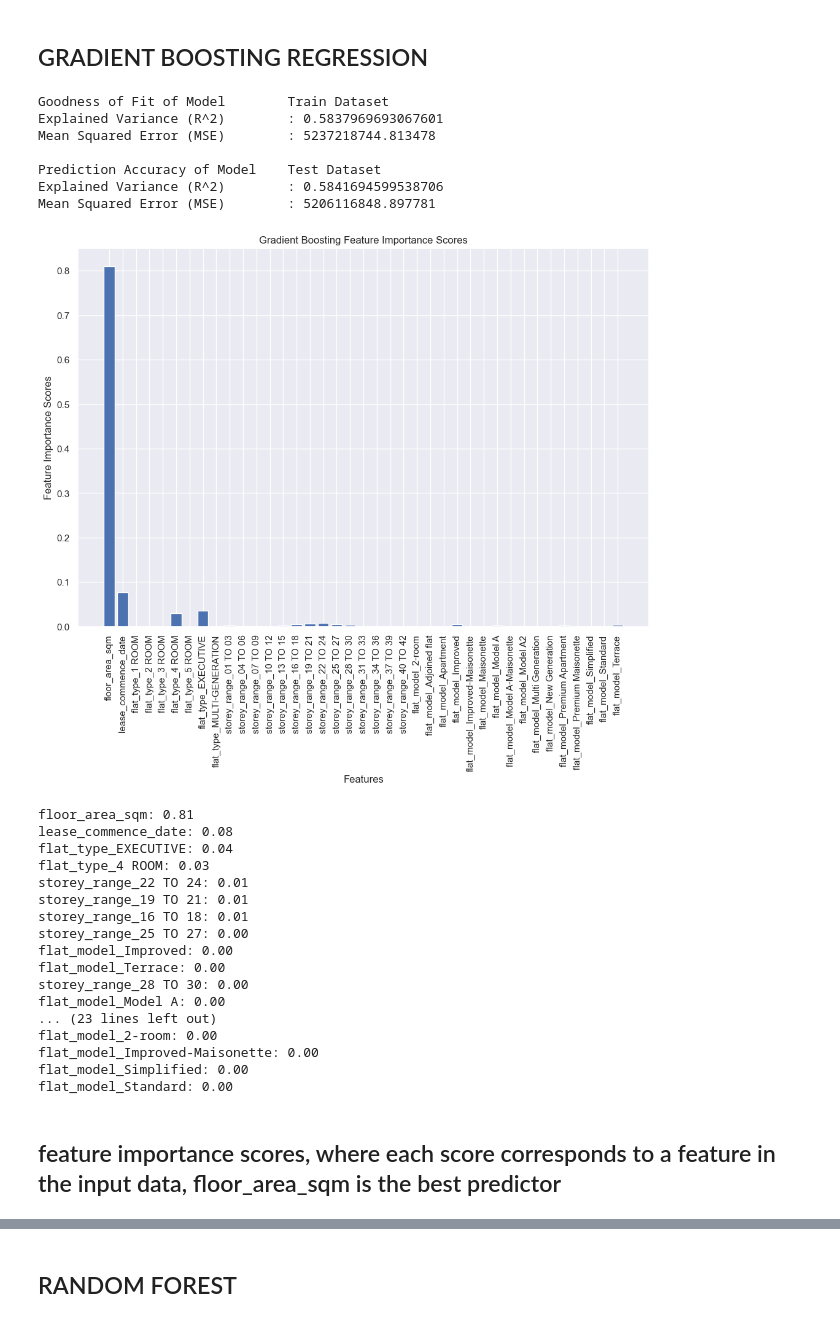
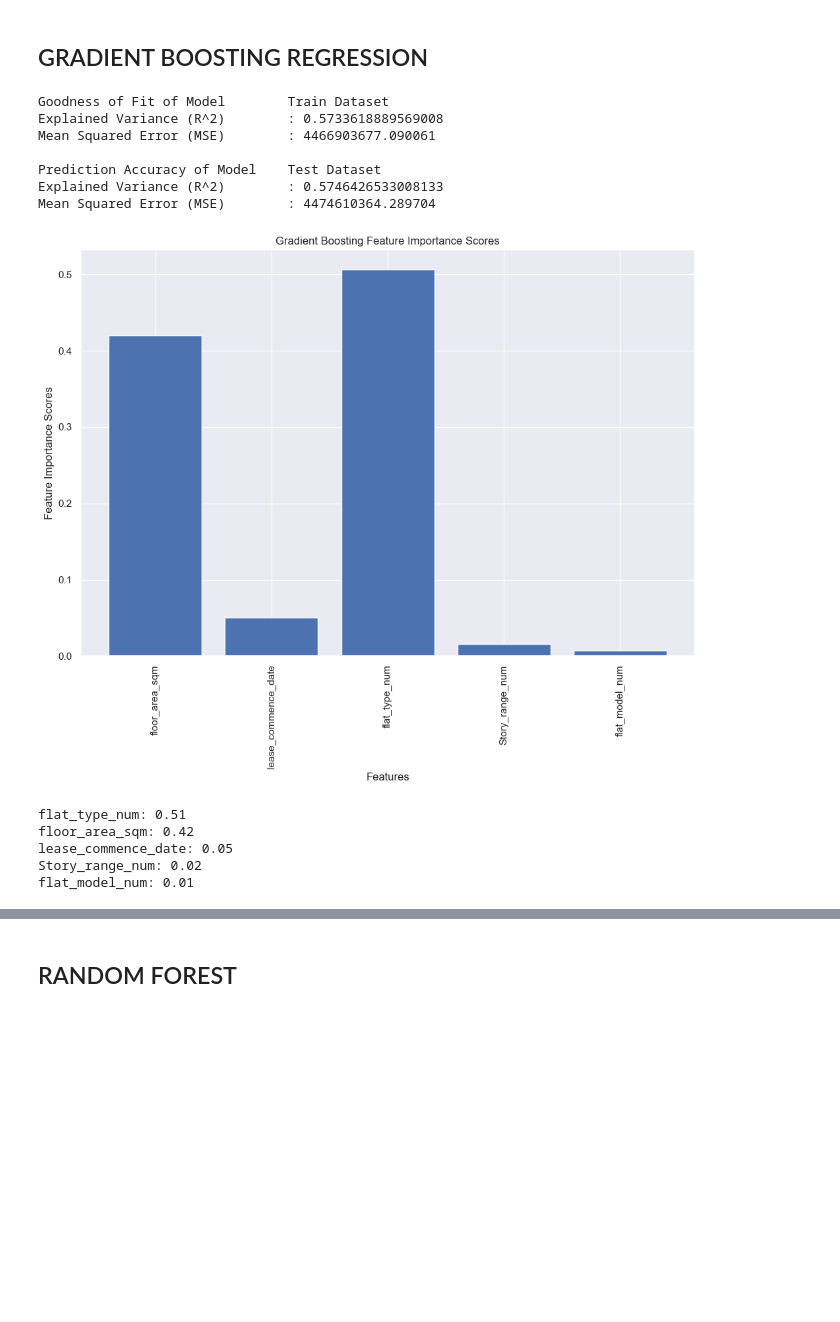
Before and after one commit to shunpingong/SC1015-Project, a Jupyter notebook: Gradient Boosting and Lasso Regression and Random Forest.ipynb, the cells around one changed output, grey strips where cells are left out. Cells and saved outputs as stored; diff of their text form; code cells hidden in the pictures; blank space fills up the shorter version.

```diff
--- a/Gradient Boosting and Lasso Regression and Random Forest.ipynb
+++ b/Gradient Boosting and Lasso Regression and Random Forest.ipynb
@@ -21,3 +25,2 @@ data.head()
 # %%
-CatData = pd.DataFrame(data[['flat_type', 'storey_range', 'flat_model']])
-CatData.head()
+NumData = pd.DataFrame(data[['floor_area_sqm', 'lease_commence_date']])
@@ -68,12 +89,9 @@ import pandas as pd
 from sklearn.linear_model import Lasso,LassoCV
 from sklearn.model_selection import train_test_split
 
-# Separate the numerical variables and the encoded categorical variables
-num_vars = data[['floor_area_sqm', 'lease_commence_date']]
-
 # Concatenate the numerical and categorical variables
-X = pd.concat([num_vars, NewCat_ohe], axis=1)
-y = data['resale_price']
+X = CombinedDataCleaned.iloc[:, 0:5] # get columns 0 to 4
+y = CombinedDataCleaned['resale_price']
 
 # Split the data into training and test sets
 X_train, X_test, y_train, y_test = train_test_split(X, y, test_size=0.2, random_state=42)
@@ -92,18 +110,6 @@ y_pred = model.predict(X_test)
 # Calculate R-squared and MSE on test data
 r2 = r2_score(y_test, y_pred)
 mse = mean_squared_error(y_test, y_pred)
-
-# Check the Goodness of Fit (on Train Data)
-print("Goodness of Fit of Model \tTrain Dataset")
-print("Explained Variance (R^2) \t:", model.score(X_train, y_train))
-print("Mean Squared Error (MSE) \t:", mean_squared_error(y_train, model.predict(X_train)))
-print()
-
-# Check the Goodness of Fit (on Test Data)
-print("Prediction Accuracy of Model \tTest Dataset")
-print("Explained Variance (R^2) \t:", r2)
-print("Mean Squared Error (MSE) \t:", mse)
-print()
 
 # Get the coefficients of the model
 coef = model.coef_
@@ -197,12 +191,9 @@ Mean Squared Error (MSE)        : 6369298719.352492
 # %%
 from sklearn.ensemble import GradientBoostingRegressor
 
-# Separate the numerical variables and the encoded categorical variables
-num_vars = data[['floor_area_sqm', 'lease_commence_date']]
-
 # Concatenate the numerical and categorical variables
-X = pd.concat([num_vars, NewCat_ohe], axis=1)
-y = data['resale_price']
+X = CombinedDataCleaned.iloc[:, 0:5] # get columns 0 to 4
+y = CombinedDataCleaned['resale_price']
 
 # Split the data into training and test sets
 X_train, X_test, y_train, y_test = train_test_split(X, y, test_size=0.2, random_state=42)
@@ -211,69 +202,43 @@ X_train, X_test, y_train, y_test = train_test_split(X, y, test_size=0.2, random_
 model = GradientBoostingRegressor(random_state=42)
 model.fit(X_train, y_train)
 
 # Predict using the Gradient boosting model on test data
 y_pred = model.predict(X_test)
 
 # Calculate R-squared and MSE on test data
 r2 = r2_score(y_test, y_pred)
 mse = mean_squared_error(y_test, y_pred)
-
-# Check the Goodness of Fit (on Train Data)
-print("Goodness of Fit of Model \tTrain Dataset")
-print("Explained Variance (R^2) \t:", model.score(X_train, y_train))
-print("Mean Squared Error (MSE) \t:", mean_squared_error(y_train, model.predict(X_train)))
-print()
-
-# Check the Goodness of Fit (on Test Data)
-print("Prediction Accuracy of Model \tTest Dataset")
-print("Explained Variance (R^2) \t:", r2)
-print("Mean Squared Error (MSE) \t:", mse)
-print()
 
 # Get the feature importance scores
 feature_importances = model.feature_importances_
 
 # Create a bar plot of the feature importance scores
 plt.figure(figsize=(12,8))
 plt.bar(range(len(feature_importances)), feature_importances)
 plt.xticks(range(len(feature_importances)), X.columns, rotation=90)
 plt.xlabel('Features')
 plt.ylabel('Feature Importance Scores')
 plt.title('Gradient Boosting Feature Importance Scores')
 plt.show()
 
 # Print the feature importance scores in descending order
 sorted_scores = sorted(zip(X.columns, feature_importances), key=lambda x: x[1], reverse=True)
 for feature, score in sorted_scores:
     print('{}: {:.2f}'.format(feature, score))
 # %% [output]
 Goodness of Fit of Model        Train Dataset
-Explained Variance (R^2)        : 0.5837969693067601
-Mean Squared Error (MSE)        : 5237218744.813478
+Explained Variance (R^2)        : 0.5733618889569008
+Mean Squared Error (MSE)        : 4466903677.090061
 
 Prediction Accuracy of Model    Test Dataset
-Explained Variance (R^2)        : 0.5841694599538706
-Mean Squared Error (MSE)        : 5206116848.897781
+Explained Variance (R^2)        : 0.5746426533008133
+Mean Squared Error (MSE)        : 4474610364.289704
-[figure, old version]
+[figure, new version]
-floor_area_sqm: 0.81
-lease_commence_date: 0.08
-flat_type_EXECUTIVE: 0.04
-flat_type_4 ROOM: 0.03
-storey_range_22 TO 24: 0.01
-storey_range_19 TO 21: 0.01
-storey_range_16 TO 18: 0.01
-storey_range_25 TO 27: 0.00
-flat_model_Improved: 0.00
-flat_model_Terrace: 0.00
-storey_range_28 TO 30: 0.00
-flat_model_Model A: 0.00
-... (23 lines left out)
-flat_model_2-room: 0.00
-flat_model_Improved-Maisonette: 0.00
-flat_model_Simplified: 0.00
-flat_model_Standard: 0.00
+flat_type_num: 0.51
+floor_area_sqm: 0.42
+lease_commence_date: 0.05
+Story_range_num: 0.02
+flat_model_num: 0.01
-# %% [markdown]
-## feature importance scores, where each score corresponds to a feature in the input data, floor_area_sqm is the best predictor
 # %%
 import matplotlib.pyplot as plt
 
```
Also changed, not shown: parts of 22 cells of this notebook.
